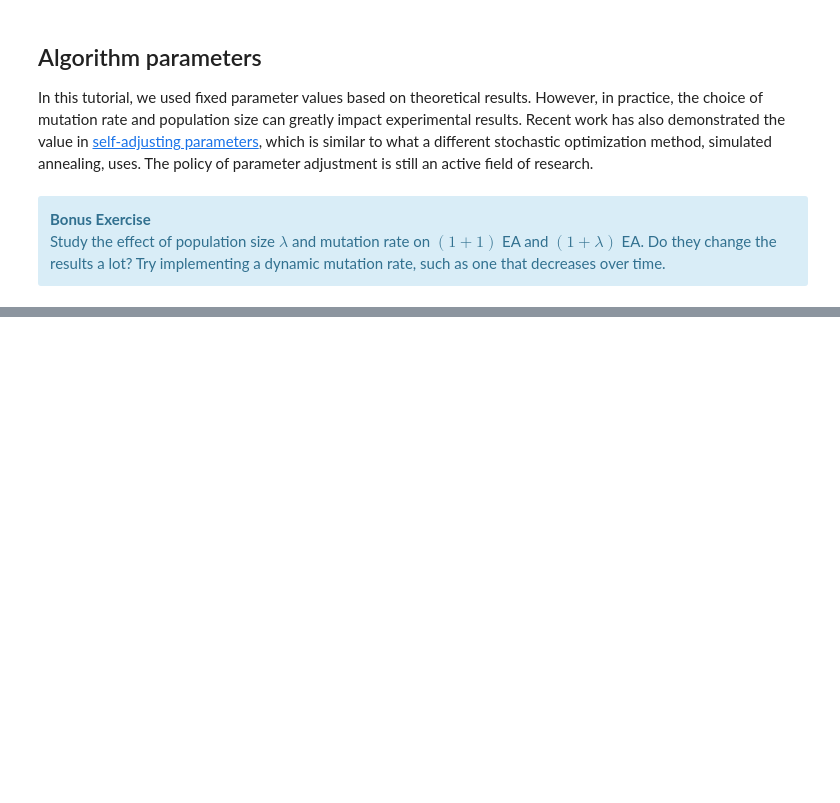
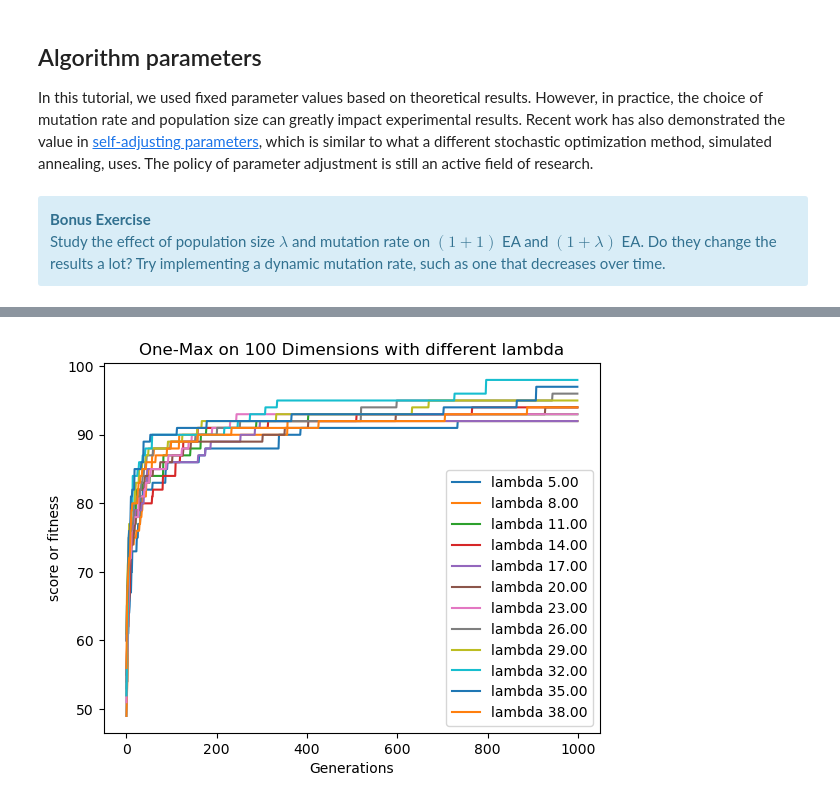
Before and after one commit to matteovacher/evolution_elective, a Jupyter notebook: introduction/evolutionary_algorithms.ipynb, the cells around one changed output, grey strips where cells are left out. Cells and saved outputs as stored; diff of their text form; code cells hidden in the pictures; blank space fills up the shorter version.

```diff
--- a/introduction/evolutionary_algorithms.ipynb
+++ b/introduction/evolutionary_algorithms.ipynb
@@ -301,0 +413,15 @@ In this tutorial, we used fixed parameter values based on theoretical results. H
+# %%
+n = 100
+n_gens = 1000
+𝜆 = np.arange(5, 40, 3)
+mutation_rate = np.linspace(0, 1, int(n/10))
+fit_λ = np.zeros((len(𝜆), int(n_gens)))
+for i in range(len(𝜆)):
+    fit_𝜆[i, :] = one_plus_lambda(n, n_gens, onemax, 𝜆[i])
+    plt.plot(fit_𝜆[i, :], label=f"lambda {𝜆[i]:.2f}")
+plt.xlabel("Generations")
+plt.ylabel("score or fitness")
+plt.title(f"One-Max on {n} Dimensions with different lambda")
+plt.legend();
+# %% [output]
+[figure, added]
```
Also changed, not shown: parts of 20 cells of this notebook.
